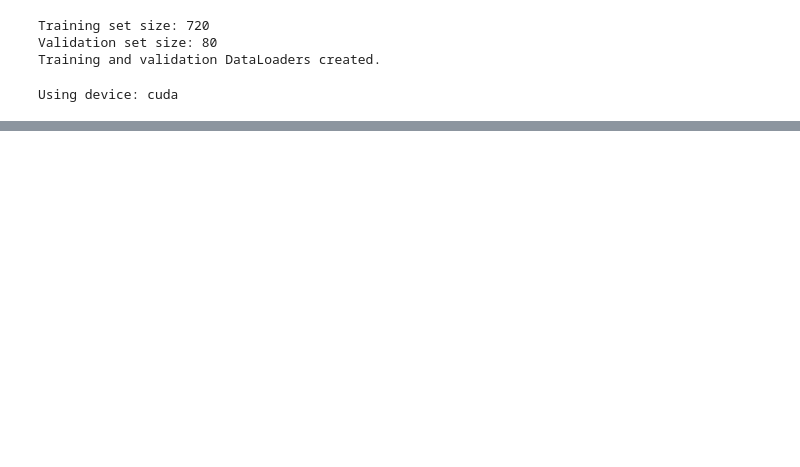
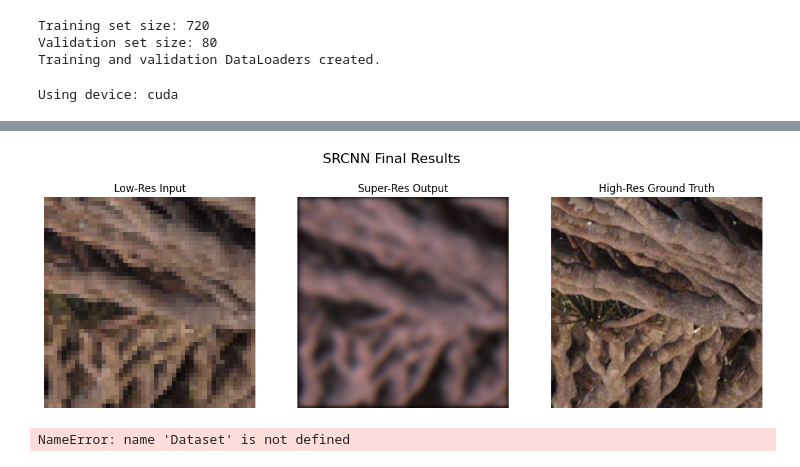
Before and after one commit to Raghav789-code/SRGAN, a Jupyter notebook: SoC.ipynb, the cells around one changed output, grey strips where cells are left out. Saved outputs shown, nothing was run; the diff lists cells and outputs as text; code cells hidden in the pictures; blank space fills up the shorter version.

```diff
--- a/SoC.ipynb
+++ b/SoC.ipynb
@@ -875,0 +1080,8 @@ shutil.rmtree('DIV2K')
+# %%
+#@title 6. Setup Training Components
+device = torch.device("cuda" if torch.cuda.is_available() else "cpu")
+print(f"Using device: {device}")
+
+model = SRCNN().to(device)
+criterion = nn.L1Loss()
+optimizer = torch.optim.Adam(model.parameters(), lr=0.001)
@@ -875,0 +1139,36 @@ shutil.rmtree('DIV2K')
+# %%
+#@title 8. Visualize Final Result
+# Load the final model and visualize its performance on a sample image.
+model.load_state_dict(torch.load(os.path.join(CHECKPOINT_DIR, 'srcnn_final.pth')))
+model.eval()
+
+with torch.no_grad():
+    sample_data = next(iter(val_dataloader))
+    lr_image = sample_data['lr'].to(device)
+    hr_image = sample_data['hr'].to(device)
+    sr_image = model(lr_image).clamp(0, 1)
+
+    # Move images to CPU and convert to numpy for plotting
+    lr_plot = lr_image.squeeze().cpu().numpy().transpose(1, 2, 0)
+    hr_plot = hr_image.squeeze().cpu().numpy().transpose(1, 2, 0)
+    sr_plot = sr_image.squeeze().cpu().numpy().transpose(1, 2, 0)
+
+    # --- Plotting ---
+    fig, axes = plt.subplots(1, 3, figsize=(15, 5))
+    fig.suptitle('SRCNN Final Results', fontsize=16)
+
+    axes[0].imshow(lr_plot)
+    axes[0].set_title("Low-Res Input")
+    axes[0].axis('off')
+
+    axes[1].imshow(sr_plot)
+    axes[1].set_title("Super-Res Output")
+    axes[1].axis('off')
+
+    axes[2].imshow(hr_plot)
+    axes[2].set_title("High-Res Ground Truth")
+    axes[2].axis('off')
+
+    plt.show()
+# %% [output]
+[figure, added]
@@ -875,0 +1210,26 @@ shutil.rmtree('DIV2K')
+# %%
+class DIV2KDataset(Dataset):
+    def __init__(self, lr_dir, hr_dir, transform_lr, transform_hr):
+        self.lr_files = sorted([
+            f for f in os.listdir(lr_dir)
+            if os.path.isfile(os.path.join(lr_dir, f))
+               and (f.lower().endswith('.png') or f.lower().endswith('.jpg'))
+        ])
+        self.lr_dir = lr_dir
+        self.hr_dir = hr_dir
+        self.transform_lr = transform_lr
+        self.transform_hr = transform_hr
+
+    def __len__(self):
+        return len(self.lr_files)
+
+    def __getitem__(self, idx):
+        lr_path = os.path.join(self.lr_dir, self.lr_files[idx])
+        hr_path = os.path.join(self.hr_dir, self.lr_files[idx].replace('x4',''))  # fix if needed
+        lr_img = Image.open(lr_path).convert("RGB")
+        hr_img = Image.open(hr_path).convert("RGB")
+        lr = self.transform_lr(lr_img)
+        hr = self.transform_hr(hr_img)
+        return lr, hr
+# %% [output]
+NameError: name 'Dataset' is not defined
```
Also changed, not shown: parts of 17 cells of this notebook.
